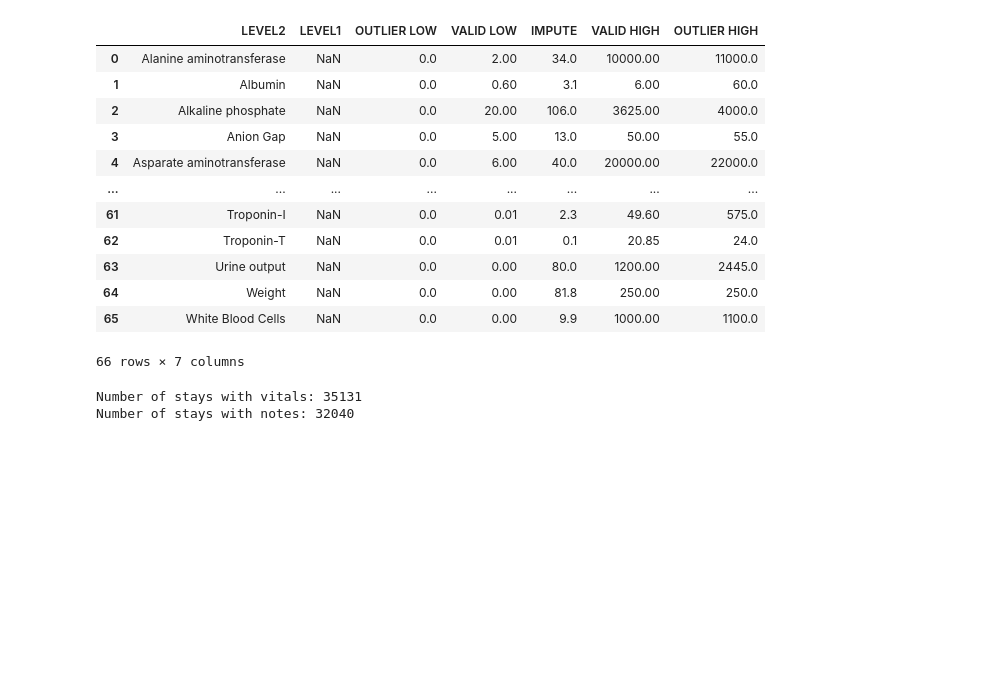
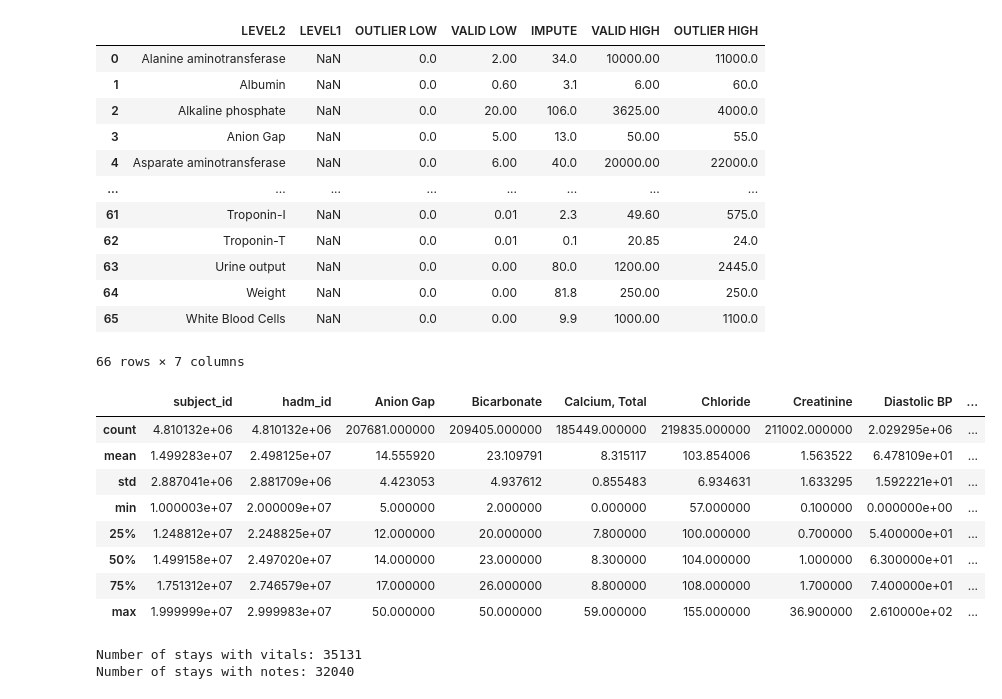
Before and after one commit to xianggu92/Master, a Jupyter notebook: implementations/FuseMoE/src/preprocessing/mimiciv_preprocessing/create_ihm_task.ipynb, the cells around one changed output. Drawn from its saved outputs; the diff is of its cells as text; code cells hidden in the pictures; blank space fills up the shorter version.

```diff
--- a/implementations/FuseMoE/src/preprocessing/mimiciv_preprocessing/create_ihm_task.ipynb
+++ b/implementations/FuseMoE/src/preprocessing/mimiciv_preprocessing/create_ihm_task.ipynb
@@ -85,6 +85,18 @@ for index, row in variable_ranges.iterrows():
 cols = ireg_vitals_ts_df.columns.tolist()
 cols = [col for col in cols if col not in ['subject_id', 'hadm_id', 'stay_id', 'timedelta']]
 ireg_vitals_ts_df = ireg_vitals_ts_df.dropna(subset=cols, how='all')
+# %%
+ireg_vitals_ts_df.describe()
+# %% [output]
+|  | subject_id | hadm_id | Anion Gap | Bicarbonate | Calcium, Total | Chloride | Creatinine | Diastolic BP | ... |
+| count | 4.810132e+06 | 4.810132e+06 | 207681.000000 | 209405.000000 | 185449.000000 | 219835.000000 | 211002.000000 | 2.029295e+06 | ... |
+| mean | 1.499283e+07 | 2.498125e+07 | 14.555920 | 23.109791 | 8.315117 | 103.854006 | 1.563522 | 6.478109e+01 | ... |
+| std | 2.887041e+06 | 2.881709e+06 | 4.423053 | 4.937612 | 0.855483 | 6.934631 | 1.633295 | 1.592221e+01 | ... |
+| min | 1.000003e+07 | 2.000009e+07 | 5.000000 | 2.000000 | 0.000000 | 57.000000 | 0.100000 | 0.000000e+00 | ... |
+| 25% | 1.248812e+07 | 2.248825e+07 | 12.000000 | 20.000000 | 7.800000 | 100.000000 | 0.700000 | 5.400000e+01 | ... |
+| 50% | 1.499158e+07 | 2.497020e+07 | 14.000000 | 23.000000 | 8.300000 | 104.000000 | 1.000000 | 6.300000e+01 | ... |
+| 75% | 1.751312e+07 | 2.746579e+07 | 17.000000 | 26.000000 | 8.800000 | 108.000000 | 1.700000 | 7.400000e+01 | ... |
+| max | 1.999999e+07 | 2.999983e+07 | 50.000000 | 50.000000 | 59.000000 | 155.000000 | 36.900000 | 2.610000e+02 | ... |
 # %%
 if include_notes:
     notes_df = pd.read_pickle(os.path.join(output_dir, "icu_notes_text_embeddings.pkl"))
```
